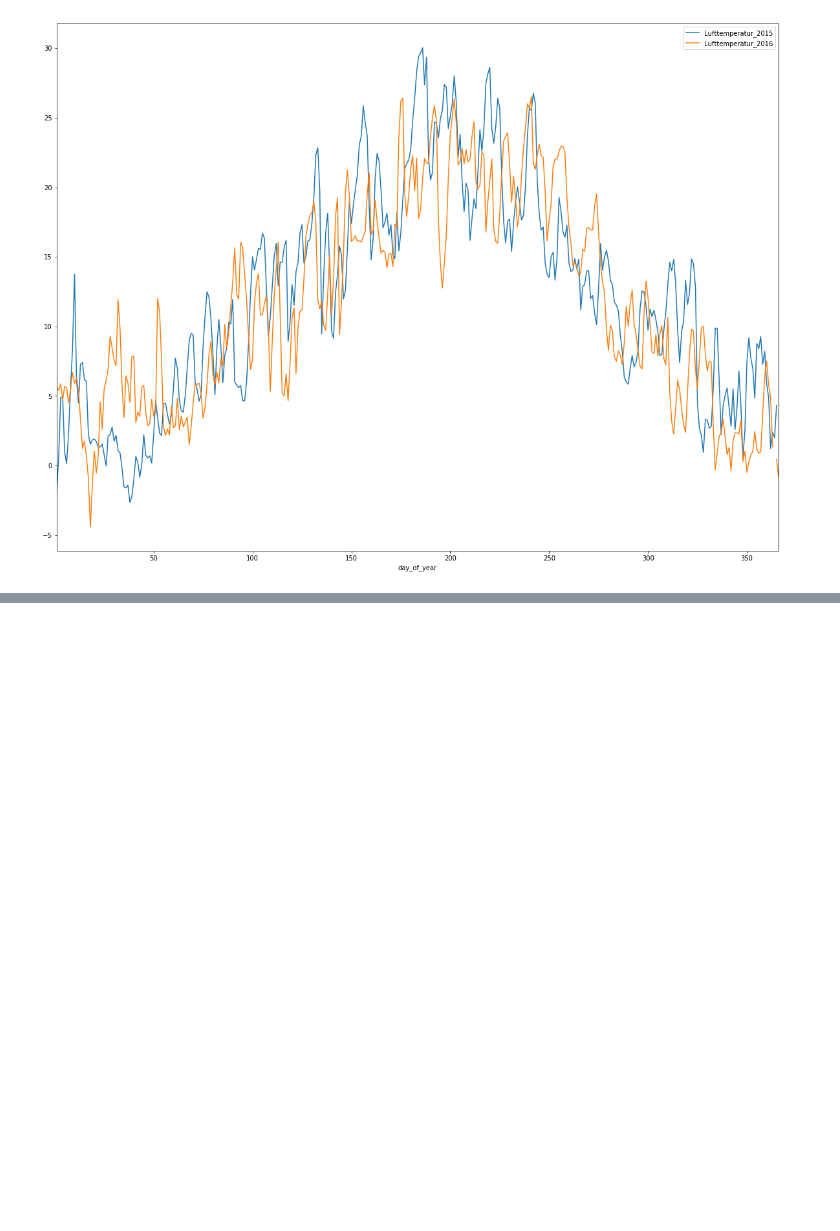
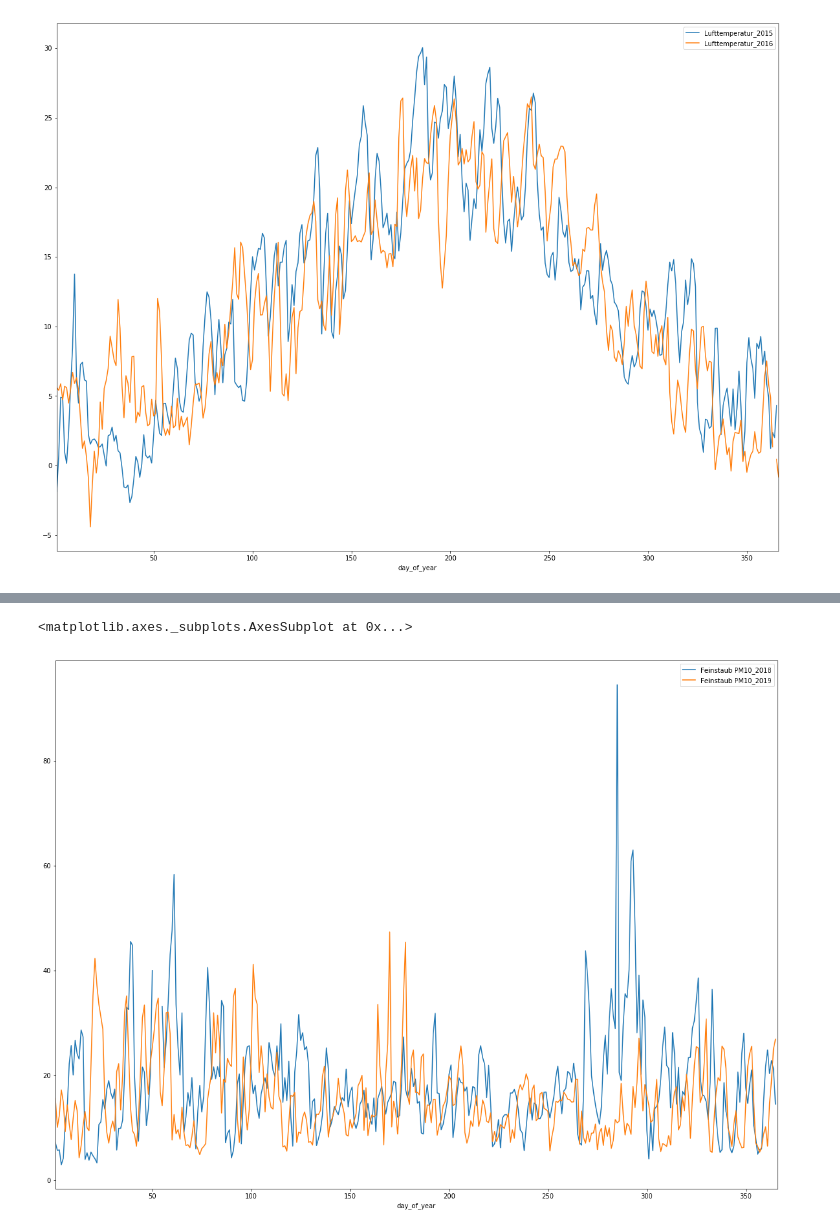
Before and after one commit to opendatazurich/quality-checks, a Jupyter notebook: luftqualitaet/Luftschadstoffdaten (1983 bis heute).ipynb, the cells around one changed output, grey strips where cells are left out. Saved outputs shown, nothing was run; the diff lists cells and outputs as text; code cells hidden in the pictures; blank space fills up the shorter version.

```diff
--- a/luftqualitaet/Luftschadstoffdaten (1983 bis heute).ipynb
+++ b/luftqualitaet/Luftschadstoffdaten (1983 bis heute).ipynb
@@ -235,0 +244,5 @@ stampf_data.tail(400).plot.line(y=['Stickstoffdioxid', 'Stickstoffmonoxid'], fig
+# %%
+joined_data.plot.line(y=['Feinstaub PM10_2018', 'Feinstaub PM10_2019'], figsize=(20,15))
+# %% [output]
+<matplotlib.axes._subplots.AxesSubplot at 0x...>
+[figure, added]
```
Also changed, not shown: parts of 9 cells of this notebook, 1 other file.
